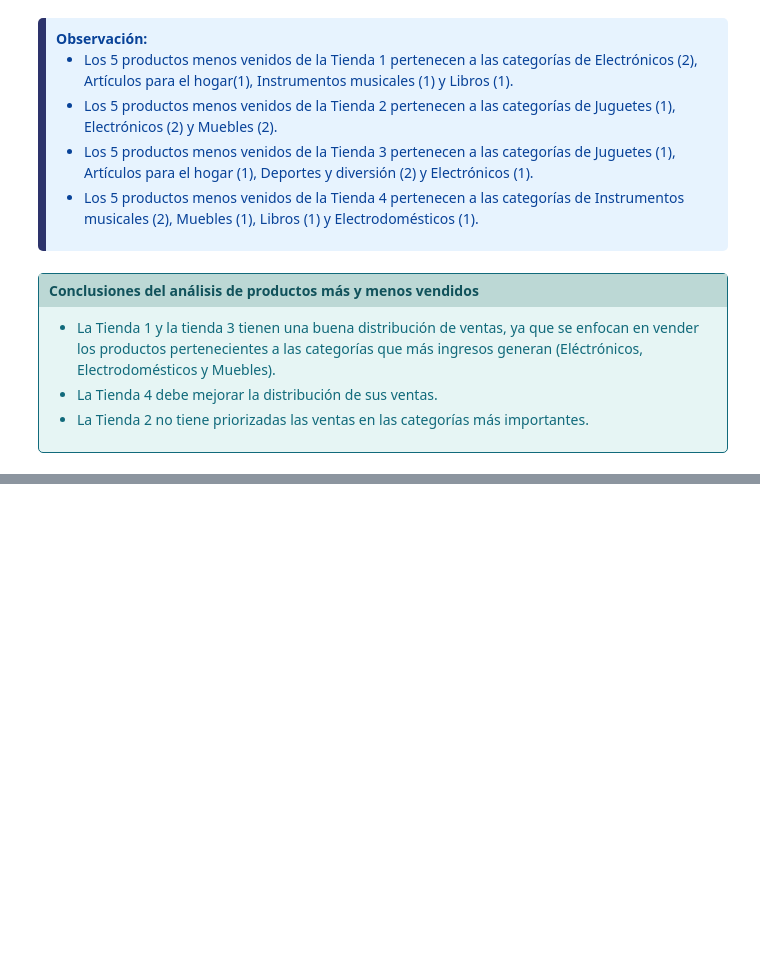
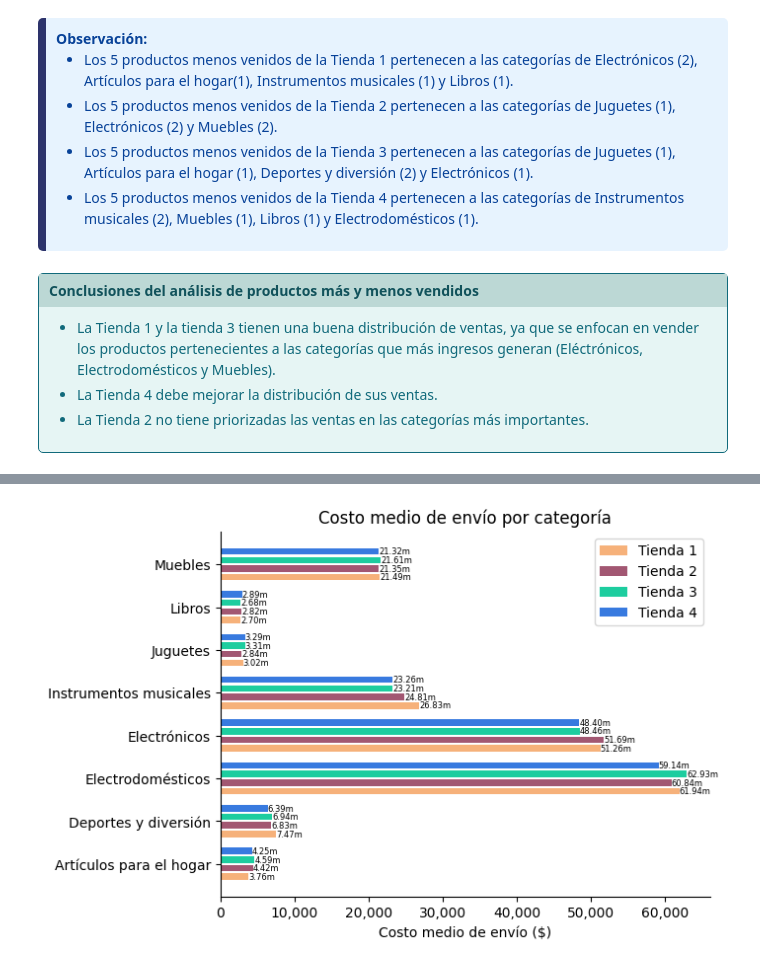
Before and after one commit to ecordovag/challenge_alura_store, a Jupyter notebook: AluraStoreLatam.ipynb, the cells around one changed output, grey strips where cells are left out. Saved outputs shown, nothing was run; the diff lists cells and outputs as text; code cells hidden in the pictures; blank space fills up the shorter version.

Commit message:
Analisis de costo de envio y conclusiones

```diff
--- a/AluraStoreLatam.ipynb
+++ b/AluraStoreLatam.ipynb
@@ -1201,0 +1158,44 @@ plt.show()
+# %%
+# Grafica de costo medio de envio por categoría
+fig, ax =plt.subplots()
+
+num_tiendas = len(envio_categoria.columns)
+num_cat = len(envio_categoria.index)
+ubicacion_categoria = np.arange(num_cat)*4
+
+ancho_barra3 = 0.6
+ubicacion_tienda = np.linspace(-2*ancho_barra3, 2*ancho_barra3, num_tiendas)
+
+# Colores
+colores = ['#F6B17A', '#A25772', '#1DCD9F', '#387ADF']
+
+# Generar la gráfica
+for i, t, c in zip(range(num_tiendas), envio_categoria.columns, colores):
+
+    pos_y1 = ubicacion_categoria + ubicacion_tienda[i]
+    ax.barh(pos_y1, envio_categoria[t], height=ancho_barra3, label=t, color=c)
+
+    # Formatear eje y
+    ax.set_yticks(ubicacion_categoria)
+    ax.set_yticklabels(envio_categoria.index)
+
+    # Formatear eje x
+    ax.set_xlabel('Costo medio de envío ($)')
+
+    # Agregar etiquetas de valores
+    for j, et in enumerate(envio_categoria[t]):
+        ax.text(et, pos_y1[j], f'{et/1000:,.2f}m', va='center', fontsize=6)
+
+    # Formatear título y eje x
+    ax.set_title('Costo medio de envío por categoría')
+    ax.xaxis.set_major_formatter(FuncFormatter(lambda x, pos: f'{x:,.0f}'))
+
+    # Quitar recuadro
+    ax.spines[['top', 'right']].set_visible(False)
+
+    # Formatear leyenda
+    ax.legend()
+
+plt.show()
+# %% [output]
+[figure, added]
```
Also changed, not shown: parts of 34 cells of this notebook.
